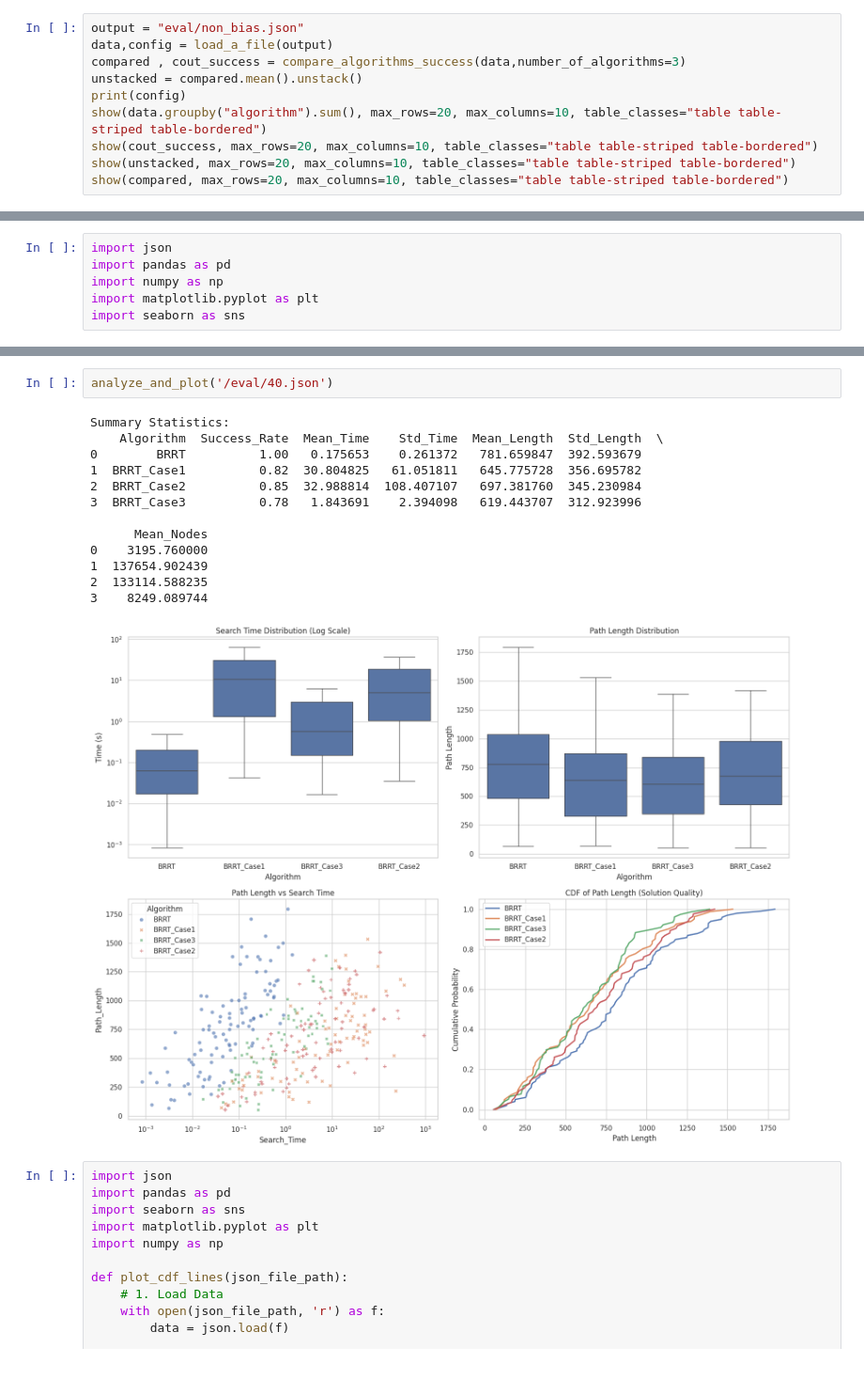
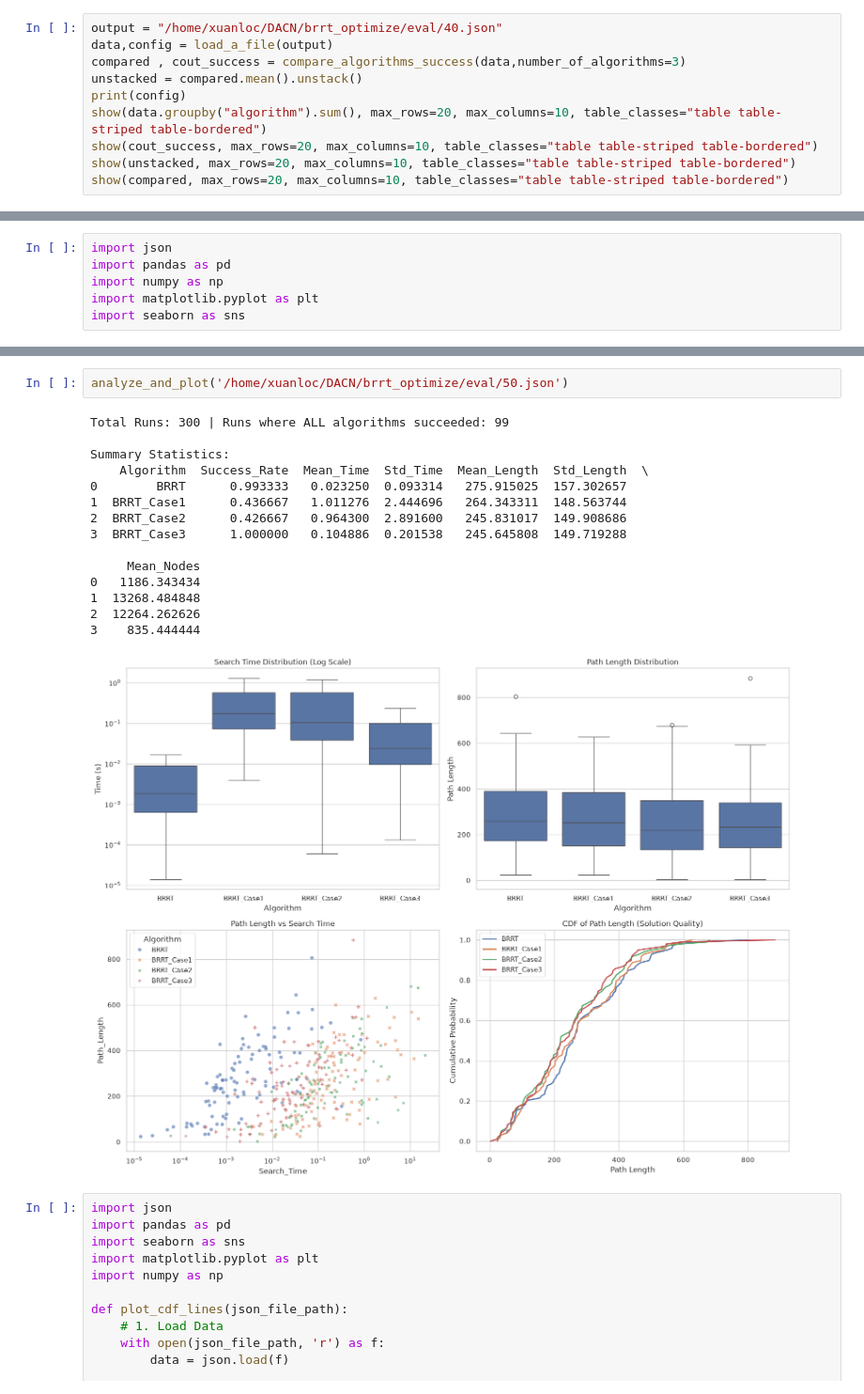
Before and after one commit to xuanloc5008/brrt_optimize, a Jupyter notebook: experiment(2).ipynb, the cells around one changed output, grey strips where cells are left out. Shown at 94% size. Saved outputs shown, nothing was run; the diff lists cells and outputs as text.

```diff
--- a/experiment(2).ipynb
+++ b/experiment(2).ipynb
@@ -451,7 +483,7 @@ def compare_algorithms_success(df,number_of_algorithms=2):
 # cmd = f"source ./devel/setup.bash && roslaunch path_finder test_planners.launch input_param:={input_path} output_result:={output_path}"
 # ! {cmd}
 # %%
-output = "eval/non_bias.json"
+output = "/home/xuanloc/DACN/brrt_optimize/eval/40.json"
 data,config = load_a_file(output)
 compared , cout_success = compare_algorithms_success(data,number_of_algorithms=3)
 unstacked = compared.mean().unstack()
@@ -573,19 +629,21 @@ def analyze_and_plot(json_file_path):
 # %%
-analyze_and_plot('/eval/40.json')
+analyze_and_plot('/home/xuanloc/DACN/brrt_optimize/eval/50.json')
 # %% [output]
+Total Runs: 300 | Runs where ALL algorithms succeeded: 99
+
 Summary Statistics:
-    Algorithm  Success_Rate  Mean_Time    Std_Time  Mean_Length  Std_Length  \
-0        BRRT          1.00   0.175653    0.261372   781.659847  392.593679
-1  BRRT_Case1          0.82  30.804825   61.051811   645.775728  356.695782
-2  BRRT_Case2          0.85  32.988814  108.407107   697.381760  345.230984
-3  BRRT_Case3          0.78   1.843691    2.394098   619.443707  312.923996
+    Algorithm  Success_Rate  Mean_Time  Std_Time  Mean_Length  Std_Length  \
+0        BRRT      0.993333   0.023250  0.093314   275.915025  157.302657
+1  BRRT_Case1      0.436667   1.011276  2.444696   264.343311  148.563744
+2  BRRT_Case2      0.426667   0.964300  2.891600   245.831017  149.908686
+3  BRRT_Case3      1.000000   0.104886  0.201538   245.645808  149.719288
 
-      Mean_Nodes
-0    3195.760000
-1  137654.902439
-2  133114.588235
-3    8249.089744
+     Mean_Nodes
+0   1186.343434
+1  13268.484848
+2  12264.262626
+3    835.444444
-[figure, old version]
+[figure, new version]
 # %%
 import json
 import pandas as pd
```
Also changed, not shown: parts of 8 cells of this notebook, 26 other files.
